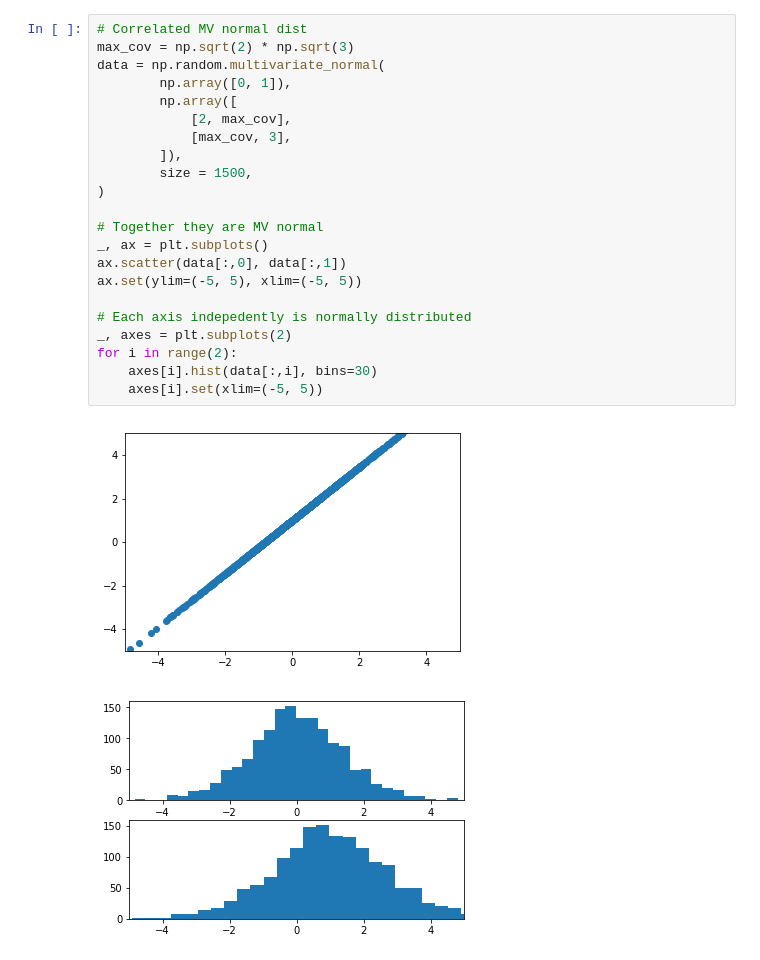
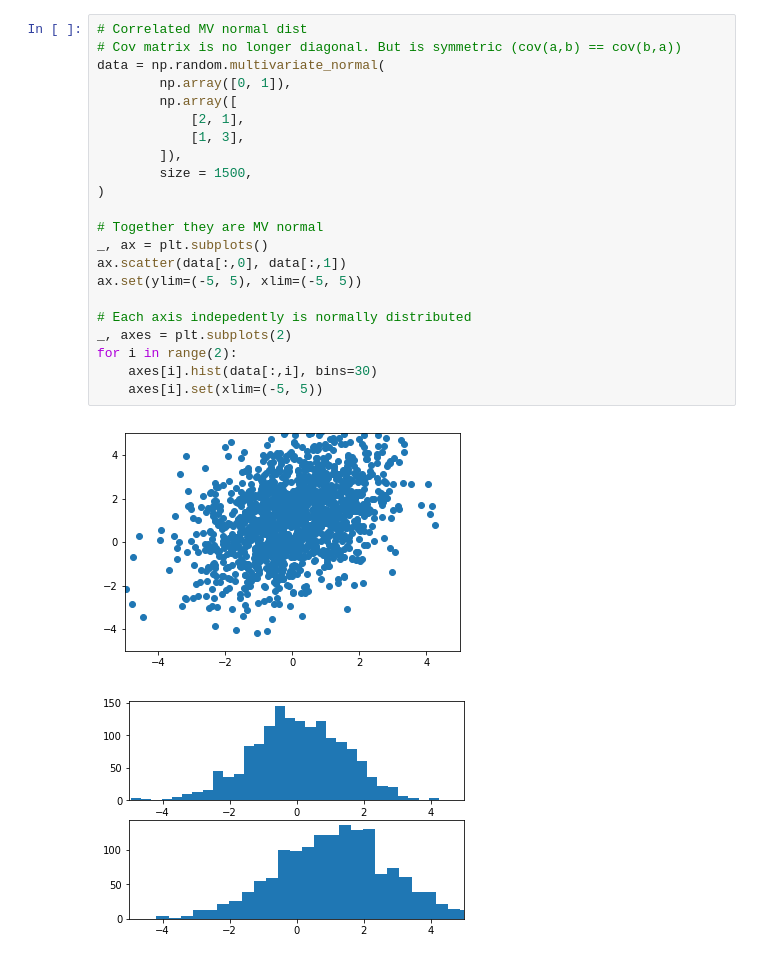
Before and after one commit to eniaxhakaj/phys_learning, a Jupyter notebook: gaussian_processes/mv_normal.ipynb, the cells around one changed output. Saved outputs shown, nothing was run; the diff lists cells and outputs as text.

```diff
--- a/gaussian_processes/mv_normal.ipynb
+++ b/gaussian_processes/mv_normal.ipynb
@@ -28,25 +34,25 @@ for i in range(2):
 # %%
 # Correlated MV normal dist
-max_cov = np.sqrt(2) * np.sqrt(3)
+# Cov matrix is no longer diagonal. But is symmetric (cov(a,b) == cov(b,a))
 data = np.random.multivariate_normal(
         np.array([0, 1]),
         np.array([
-            [2, max_cov],
-            [max_cov, 3],
+            [2, 1],
+            [1, 3],
         ]),
         size = 1500,
 )
 
 # Together they are MV normal
 _, ax = plt.subplots()
 ax.scatter(data[:,0], data[:,1])
 ax.set(ylim=(-5, 5), xlim=(-5, 5))
 
 # Each axis indepedently is normally distributed
 _, axes = plt.subplots(2)
 for i in range(2):
     axes[i].hist(data[:,i], bins=30)
     axes[i].set(xlim=(-5, 5))
 # %% [output]
-[figure, old version]
+[figure, new version]
-[figure, old version]
+[figure, new version]
```
Also changed, not shown: parts of 9 cells of this notebook, 2 other files.
